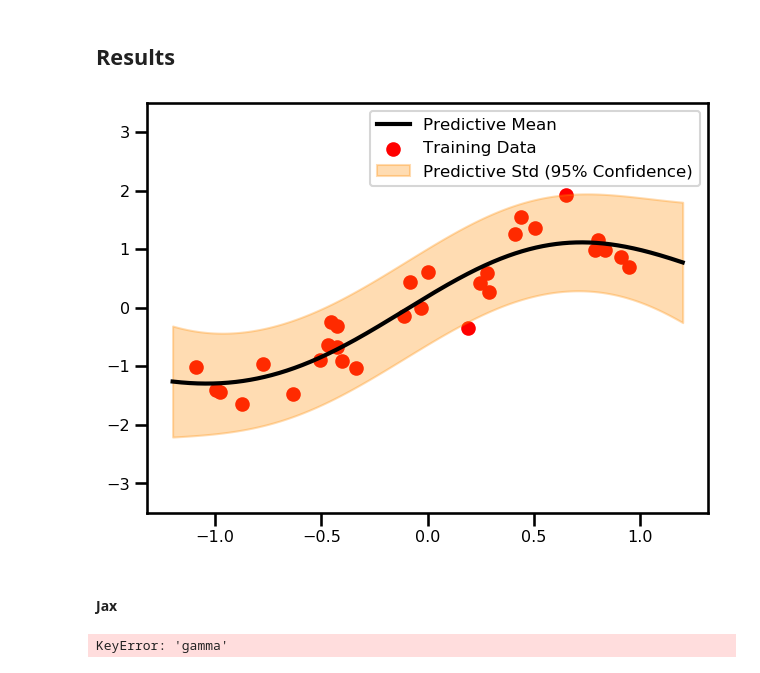
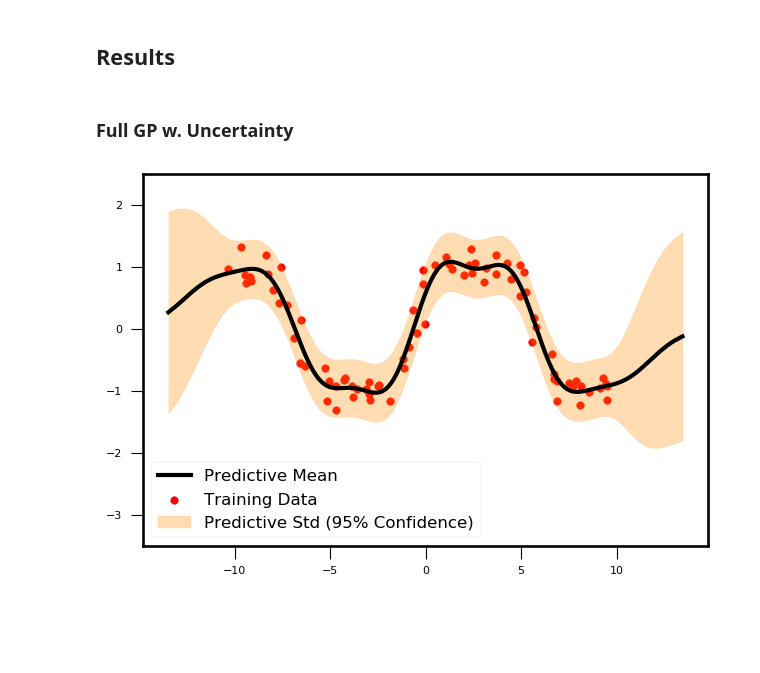
Before and after one commit to jejjohnson/uncertain_gps, a Jupyter notebook: docs/notebooks/1.1_gp_refactored.ipynb, the cells around one changed output. Cells and saved outputs as stored; diff of their text form; code cells hidden in the pictures; blank space fills up the shorter version.

Commit message:
Updates to uncertain gps.

```diff
--- a/docs/notebooks/1.1_gp_refactored.ipynb
+++ b/docs/notebooks/1.1_gp_refactored.ipynb
@@ -13,7 +13,8 @@ This notebook, I will go over how we can implement the Gaussian process (GP) reg
 import sys
 from pyprojroot import here
 sys.path.append(str(here()))
-
+import pathlib
+FIG_PATH = pathlib.Path(str(here())).joinpath('figures/jaxgp/examples/standard/')
 
 import functools
 from typing import Callable, Dict, Tuple
@@ -32,7 +33,7 @@ import numpy as onp
 import tqdm
 from jax.experimental import optimizers
 
-from src.models.jaxgp.data import get_data
+from src.models.jaxgp.data import get_data, near_square_wave
 from src.models.jaxgp.exact import predictive_mean, predictive_variance
 from src.models.jaxgp.kernels import gram, rbf_kernel, ard_kernel
 from src.models.jaxgp.loss import marginal_likelihood
@@ -68,20 +69,20 @@ from dataclasses import dataclass
 
 @dataclass
 class args:
-    num_train = 30
+    num_train = 80
     num_test = 1_000
     smoke_test = False
-    input_noise = 0.15
+    input_noise = 0.3
     output_noise = 0.15
+
+# sigma_inputs = 0.15
+input_cov = jnp.array([args.input_noise]).reshape(-1, 1)
+X, y, Xtest, ytest = near_square_wave(
+    n_train=args.num_train,
+    input_noise=args.input_noise,
+    output_noise=args.output_noise,
+    n_test=args.num_test,
+)
-# %%
-# sigma_inputs = 0.15
-input_cov = jnp.array([args.input_noise]).reshape(-1, 1)
-X, y, Xtest, ytest = get_data(
-    N=args.num_train,
-    input_noise=args.input_noise,
-    output_noise=args.output_noise,
-    N_test=args.num_test,
-)
 # %% [markdown]
 ## Model
 # %%
@@ -173,63 +181,36 @@ var_y = predictive_variance(params, gp_priors, X, y, Xtest, True, False)
 uncertainty = 1.96 * jnp.sqrt(var_y.squeeze())
 # %% [markdown]
 ## Results
+# %% [markdown]
+### Full GP w. Uncertainty
 # %%
+# Uncertainty
+uncertainty = 1.96 * jnp.sqrt(var_y.squeeze())
+
 fig, ax = plt.subplots()
 
 ax.scatter(X, y, c="red", label="Training Data")
 ax.plot(
     Xtest.squeeze(),
     mu_y.squeeze(),
     label=r"Predictive Mean",
     color="black",
     linewidth=3,
 )
 ax.fill_between(
     Xtest.squeeze(),
     mu_y.squeeze() + uncertainty,
     mu_y.squeeze() - uncertainty,
     alpha=0.3,
     color="darkorange",
     label=f"Predictive Std (95% Confidence)",
 )
-ax.set_ylim([-3.5, 3.5])
+ax.set_ylim([-3.5, 2.5])
 ax.legend(fontsize=12)
 
 plt.tight_layout()
+fig.savefig(FIG_PATH.joinpath("1d_gp.png"))
 # fig.savefig("figures/jaxgp/examples/taylor/1d_gp.png")
 plt.show()
 # %% [output]
-[figure, old version]
+[figure, new version]
-# %% [markdown]
-#### Jax
-# %%
-# checks - 1 vector (D)
-params = {
-    'length_scale': 0.1,
-    'var_f': 1.0,
-}
-
-
-n_samples = 10                   # condition on 3 samples
-test_X = X[:n_samples, :].copy() # random samples from distribution
-
-mu_x, cov_x = gp_prior(params, mu_f=mu_f, cov_f=cov_f , x=test_X)
-
-# make it semi-positive definite with jitter
-jitter = 1e-6
-cov_x_ = cov_x + jitter * jnp.eye(cov_x.shape[0])
-
-
-n_functions = 10
-
-key = jax.random.PRNGKey(0)
-
-y_samples = jax.random.multivariate_normal(key, mu_x, cov_x_, shape=(n_functions,))
-
-# check
-assert y_samples.shape == (n_functions, n_samples)
-
-for isample in y_samples:
-    plt.plot(isample)
-# %% [output]
-KeyError: 'gamma'
```
Also changed, not shown: parts of 7 cells of this notebook, 11 other files.
